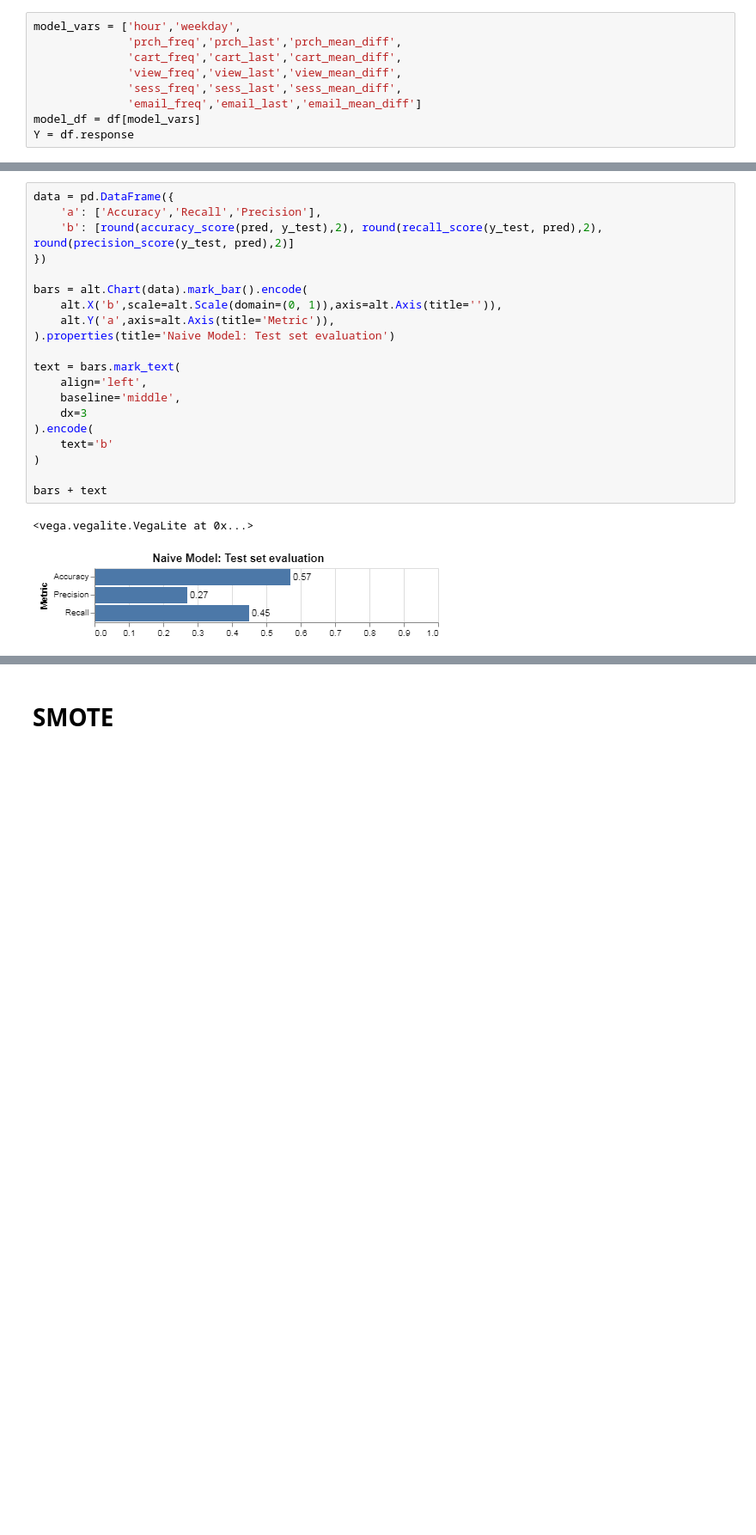
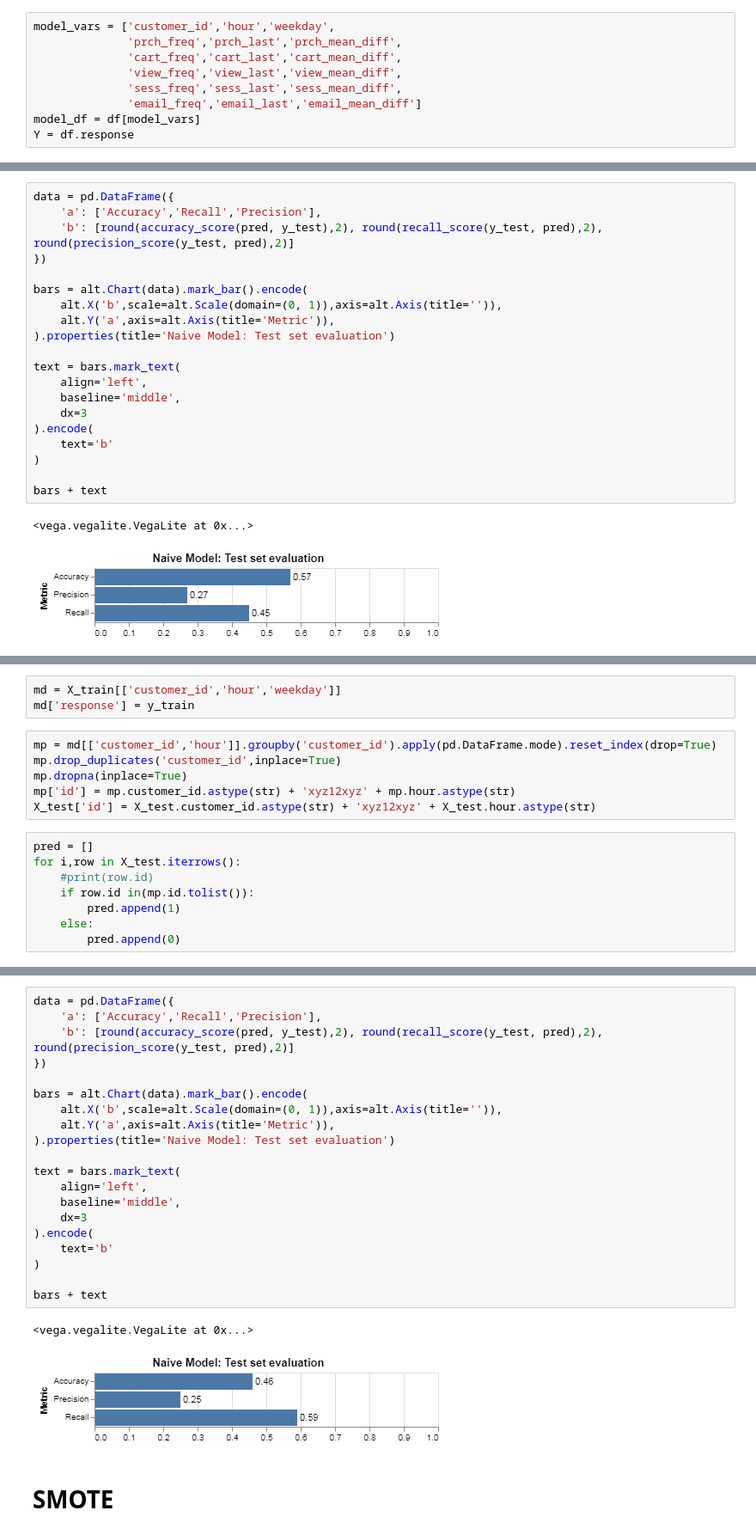
Before and after one commit to koseihamadako/STO, a Jupyter notebook: 1.Binary classification.ipynb, the cells around one changed output, grey strips where cells are left out. Shown at 86% size. Saved outputs shown, nothing was run; the diff lists cells and outputs as text; blank space fills up the shorter version.

```diff
--- a/1.Binary classification.ipynb
+++ b/1.Binary classification.ipynb
@@ -18,7 +18,7 @@ alt.data_transformers.enable('default', max_rows=None)
 # %%
 df = pd.read_excel('data/df.xlsx')
 # %%
-model_vars = ['hour','weekday',
+model_vars = ['customer_id','hour','weekday',
               'prch_freq','prch_last','prch_mean_diff',
               'cart_freq','cart_last','cart_mean_diff',
               'view_freq','view_last','view_mean_diff',
@@ -113,0 +116,17 @@ bars + text
+# %%
+md = X_train[['customer_id','hour','weekday']]
+md['response'] = y_train
+# %%
+mp = md[['customer_id','hour']].groupby('customer_id').apply(pd.DataFrame.mode).reset_index(drop=True)
+mp.drop_duplicates('customer_id',inplace=True)
+mp.dropna(inplace=True)
+mp['id'] = mp.customer_id.astype(str) + 'xyz12xyz' + mp.hour.astype(str)
+X_test['id'] = X_test.customer_id.astype(str) + 'xyz12xyz' + X_test.hour.astype(str)
+# %%
+pred = []
+for i,row in X_test.iterrows():
+    #print(row.id)
+    if row.id in(mp.id.tolist()):
+        pred.append(1)
+    else:
+        pred.append(0)
@@ -114,3 +143,26 @@ bars + text
+# %%
+data = pd.DataFrame({
+    'a': ['Accuracy','Recall','Precision'],
+    'b': [round(accuracy_score(pred, y_test),2), round(recall_score(y_test, pred),2), round(precision_score(y_test, pred),2)]
+})
+
+bars = alt.Chart(data).mark_bar().encode(
+    alt.X('b',scale=alt.Scale(domain=(0, 1)),axis=alt.Axis(title='')),
+    alt.Y('a',axis=alt.Axis(title='Metric')),
+).properties(title='Naive Model: Test set evaluation')
+
+text = bars.mark_text(
+    align='left',
+    baseline='middle',
+    dx=3
+).encode(
+    text='b'
+)
+
+bars + text
+# %% [output]
+<vega.vegalite.VegaLite at 0x...>
+[figure, added]
 # %% [markdown]
 # SMOTE
 # %%
```
Also changed, not shown: parts of 4 cells of this notebook.
